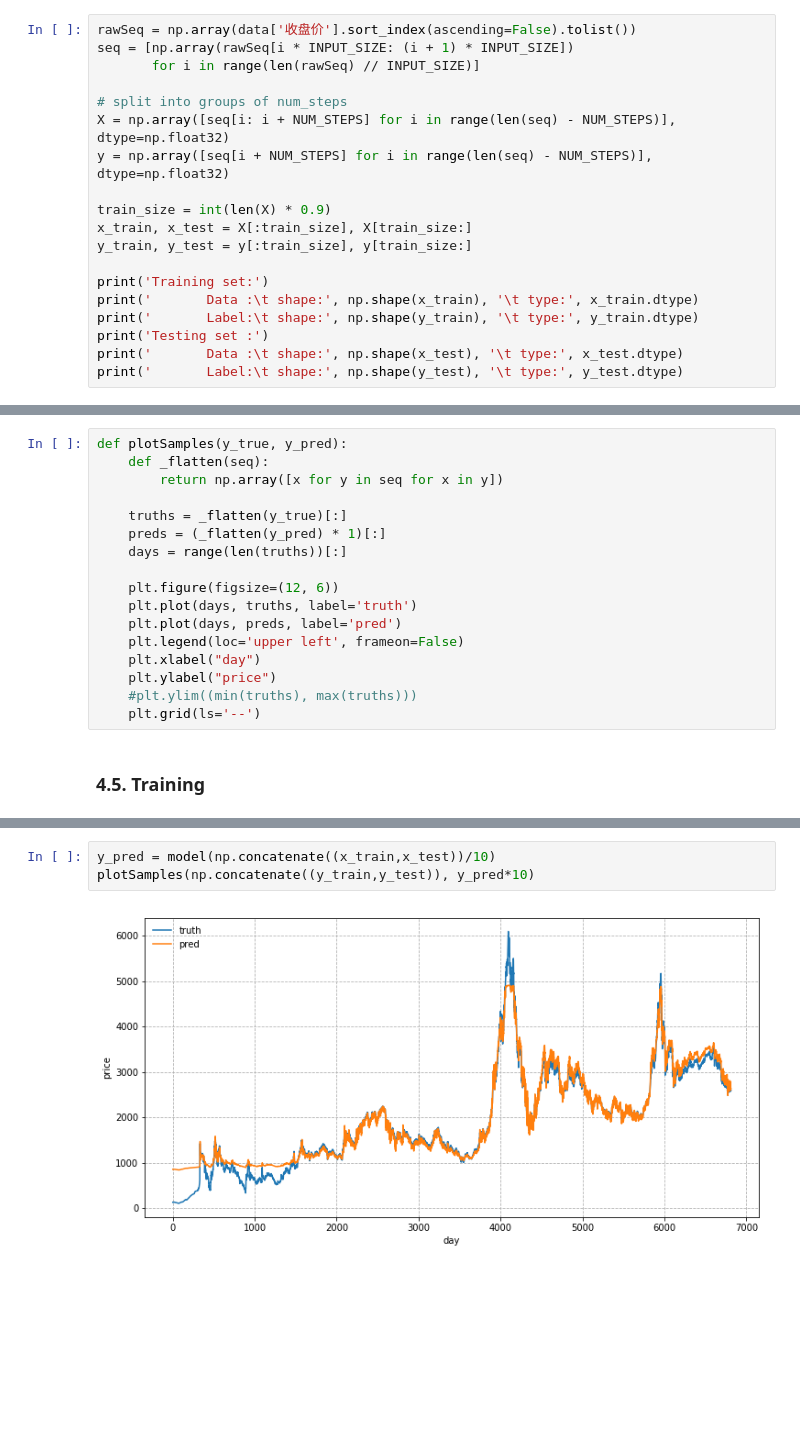
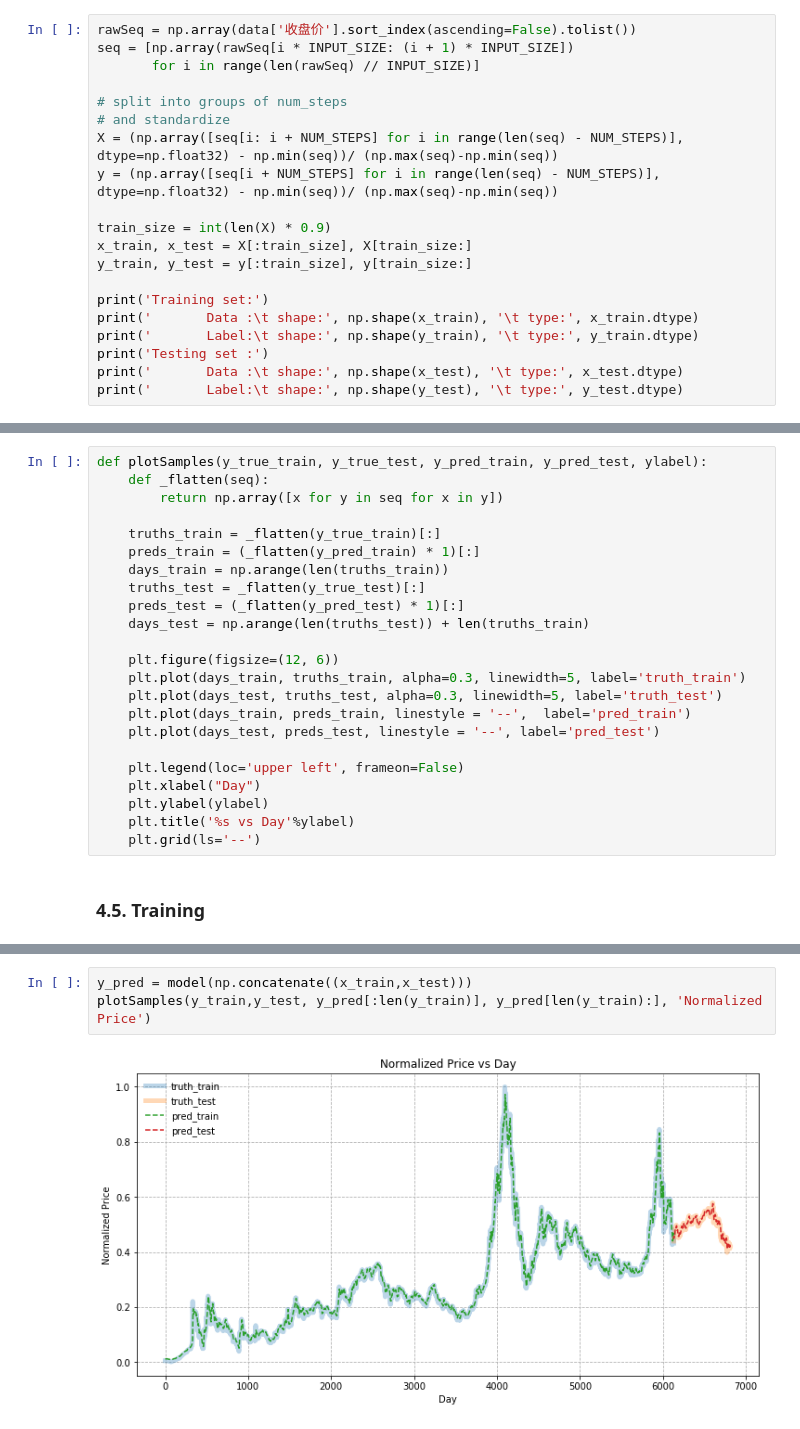
Before and after one commit to jaydu1/TensorFlow-Tutorial, a Jupyter notebook: 14 LSTM on Stock Prediction/14 LSTM on Stock Prediction - en (Eager Execution).ipynb, the cells around one changed output, grey strips where cells are left out. Drawn from its saved outputs; the diff is of its cells as text; blank space fills up the shorter version.

Commit message:
Update 14 LSTM on Stock Prediction - en (Eager Execution).ipynb
Add visualization

```diff
--- a/14 LSTM on Stock Prediction/14 LSTM on Stock Prediction - en (Eager Execution).ipynb
+++ b/14 LSTM on Stock Prediction/14 LSTM on Stock Prediction - en (Eager Execution).ipynb
@@ -75,8 +73,9 @@ seq = [np.array(rawSeq[i * INPUT_SIZE: (i + 1) * INPUT_SIZE])
        for i in range(len(rawSeq) // INPUT_SIZE)]
 
 # split into groups of num_steps
-X = np.array([seq[i: i + NUM_STEPS] for i in range(len(seq) - NUM_STEPS)], dtype=np.float32)
-y = np.array([seq[i + NUM_STEPS] for i in range(len(seq) - NUM_STEPS)], dtype=np.float32)
+# and standardize
+X = (np.array([seq[i: i + NUM_STEPS] for i in range(len(seq) - NUM_STEPS)], dtype=np.float32) - np.min(seq))/ (np.max(seq)-np.min(seq))
+y = (np.array([seq[i + NUM_STEPS] for i in range(len(seq) - NUM_STEPS)], dtype=np.float32) - np.min(seq))/ (np.max(seq)-np.min(seq))
 
 train_size = int(len(X) * 0.9)
 x_train, x_test = X[:train_size], X[train_size:]
@@ -180,19 +157,25 @@ optimizer = tf.train.AdamOptimizer(LEARNING_RATE)#tf.train.RMSPropOptimizer(LEAR
 # %%
-def plotSamples(y_true, y_pred):
+def plotSamples(y_true_train, y_true_test, y_pred_train, y_pred_test, ylabel):
     def _flatten(seq):
         return np.array([x for y in seq for x in y])
 
-    truths = _flatten(y_true)[:]
-    preds = (_flatten(y_pred) * 1)[:]
-    days = range(len(truths))[:]
+    truths_train = _flatten(y_true_train)[:]
+    preds_train = (_flatten(y_pred_train) * 1)[:]
+    days_train = np.arange(len(truths_train))
+    truths_test = _flatten(y_true_test)[:]
+    preds_test = (_flatten(y_pred_test) * 1)[:]
+    days_test = np.arange(len(truths_test)) + len(truths_train)
 
     plt.figure(figsize=(12, 6))
-    plt.plot(days, truths, label='truth')
-    plt.plot(days, preds, label='pred')
+    plt.plot(days_train, truths_train, alpha=0.3, linewidth=5, label='truth_train')
+    plt.plot(days_test, truths_test, alpha=0.3, linewidth=5, label='truth_test')
+    plt.plot(days_train, preds_train, linestyle = '--',  label='pred_train')
+    plt.plot(days_test, preds_test, linestyle = '--', label='pred_test')
+
     plt.legend(loc='upper left', frameon=False)
-    plt.xlabel("day")
-    plt.ylabel("price")
-    #plt.ylim((min(truths), max(truths)))
+    plt.xlabel("Day")
+    plt.ylabel(ylabel)
+    plt.title('%s vs Day'%ylabel)
     plt.grid(ls='--')
 # %% [markdown]
 ### 4.5. Training
@@ -247,5 +237,5 @@ Test Cost:  6777784.0
 # %%
-y_pred = model(np.concatenate((x_train,x_test))/10)
-plotSamples(np.concatenate((y_train,y_test)), y_pred*10)
+y_pred = model(np.concatenate((x_train,x_test)))
+plotSamples(y_train,y_test, y_pred[:len(y_train)], y_pred[len(y_train):], 'Normalized Price')
 # %% [output]
-[figure, old version]
+[figure, new version]
```
Also changed, not shown: parts of 11 cells of this notebook.
